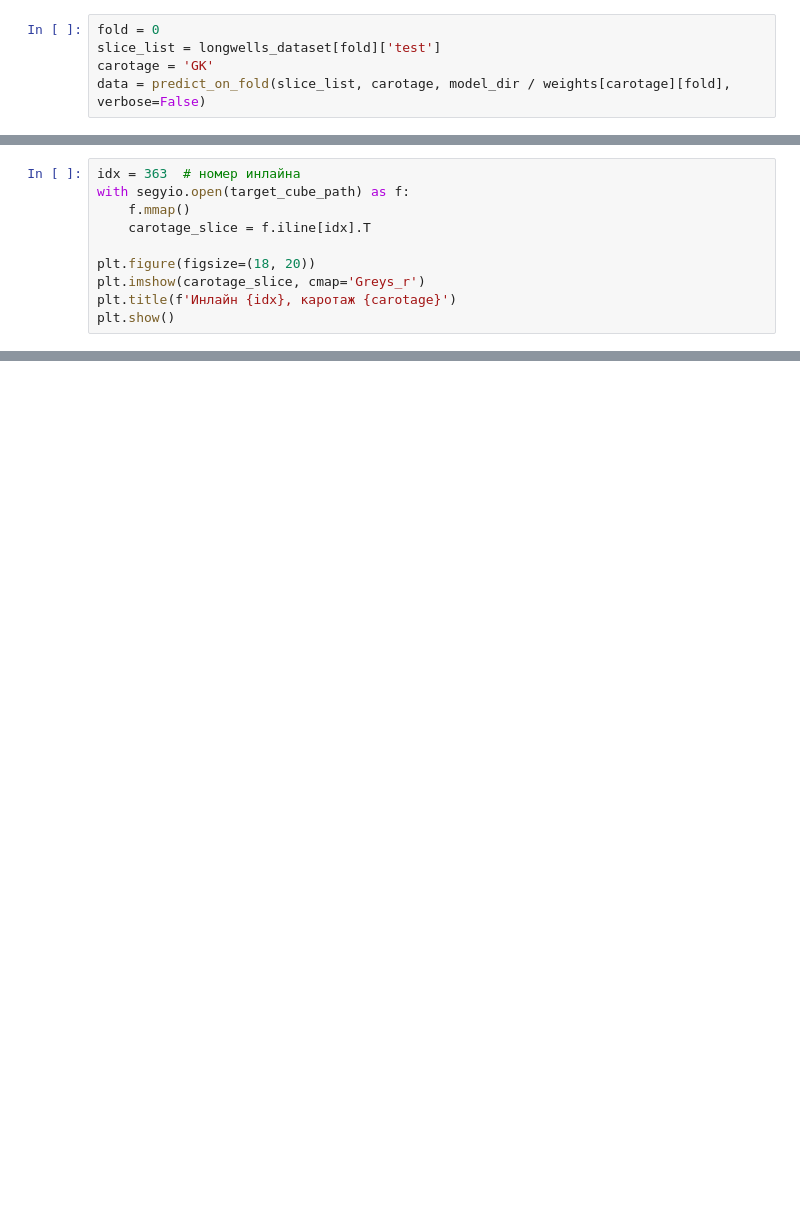
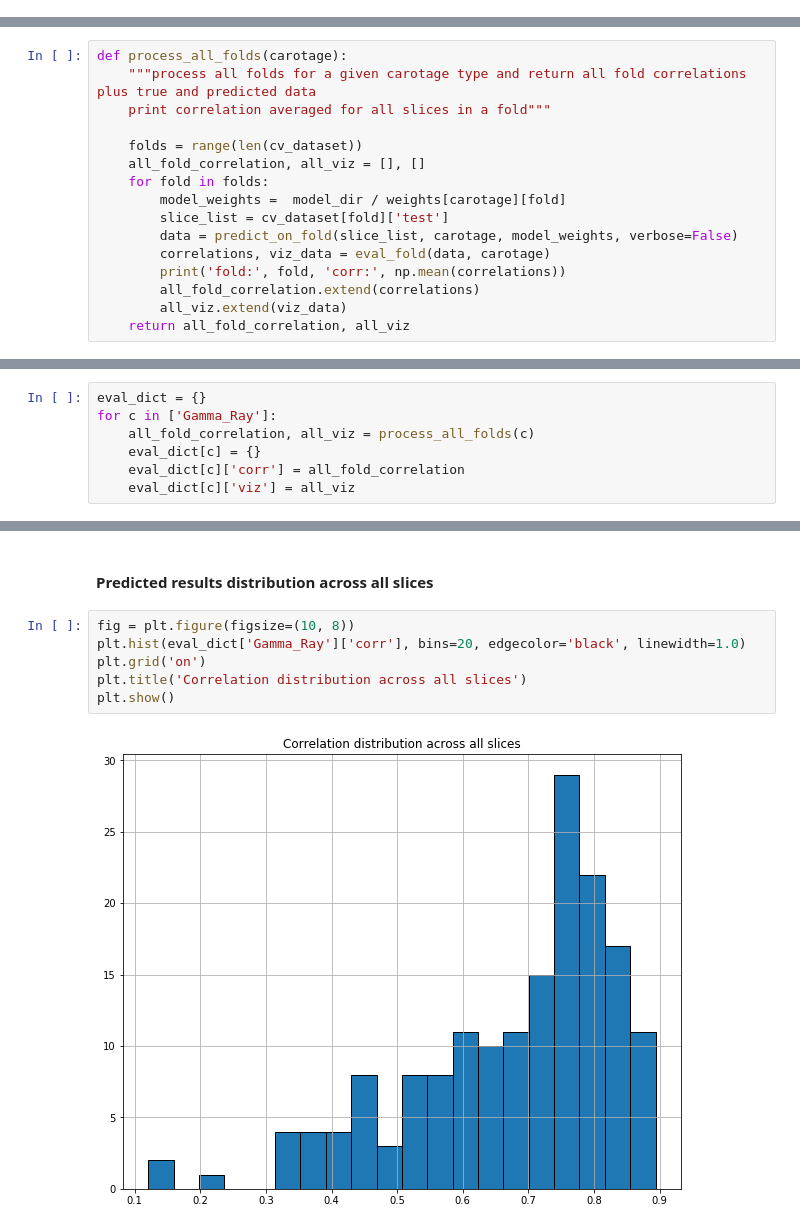
Before and after one commit to neuro-inc/ml-recipe-seismic, a Jupyter notebook: notebooks/inference.ipynb, the cells around one changed output, grey strips where cells are left out. Cells and saved outputs as stored; diff of their text form; blank space fills up the shorter version.

```diff
--- a/notebooks/inference.ipynb
+++ b/notebooks/inference.ipynb
@@ -301,5 +0,0 @@ plt.show()
-# %%
-fold = 0
-slice_list = longwells_dataset[fold]['test']
-carotage = 'GK'
-data = predict_on_fold(slice_list, carotage, model_dir / weights[carotage][fold], verbose=False)
@@ -461,10 +0,0 @@ batch 40/40, len=12
-# %%
-idx = 363  # номер инлайна
-with segyio.open(target_cube_path) as f:
-    f.mmap()
-    carotage_slice = f.iline[idx].T
-
-plt.figure(figsize=(18, 20))
-plt.imshow(carotage_slice, cmap='Greys_r')
-plt.title(f'Инлайн {idx}, каротаж {carotage}')
-plt.show()
@@ -472,0 +128,16 @@ plt.show()
+# %%
+def process_all_folds(carotage):
+    """process all folds for a given carotage type and return all fold correlations plus true and predicted data
+    print correlation averaged for all slices in a fold"""
+
+    folds = range(len(cv_dataset))
+    all_fold_correlation, all_viz = [], []
+    for fold in folds:
+        model_weights =  model_dir / weights[carotage][fold]
+        slice_list = cv_dataset[fold]['test']
+        data = predict_on_fold(slice_list, carotage, model_weights, verbose=False)
+        correlations, viz_data = eval_fold(data, carotage)
+        print('fold:', fold, 'corr:', np.mean(correlations))
+        all_fold_correlation.extend(correlations)
+        all_viz.extend(viz_data)
+    return all_fold_correlation, all_viz
@@ -472,0 +146,7 @@ plt.show()
+# %%
+eval_dict = {}
+for c in ['Gamma_Ray']:
+    all_fold_correlation, all_viz = process_all_folds(c)
+    eval_dict[c] = {}
+    eval_dict[c]['corr'] = all_fold_correlation
+    eval_dict[c]['viz'] = all_viz
@@ -472,0 +211,10 @@ plt.show()
+# %% [markdown]
+#### Predicted results distribution across all slices
+# %%
+fig = plt.figure(figsize=(10, 8))
+plt.hist(eval_dict['Gamma_Ray']['corr'], bins=20, edgecolor='black', linewidth=1.0)
+plt.grid('on')
+plt.title('Correlation distribution across all slices')
+plt.show()
+# %% [output]
+[figure, added]
```
Also changed, not shown: parts of 39 cells of this notebook, 1 other file.
